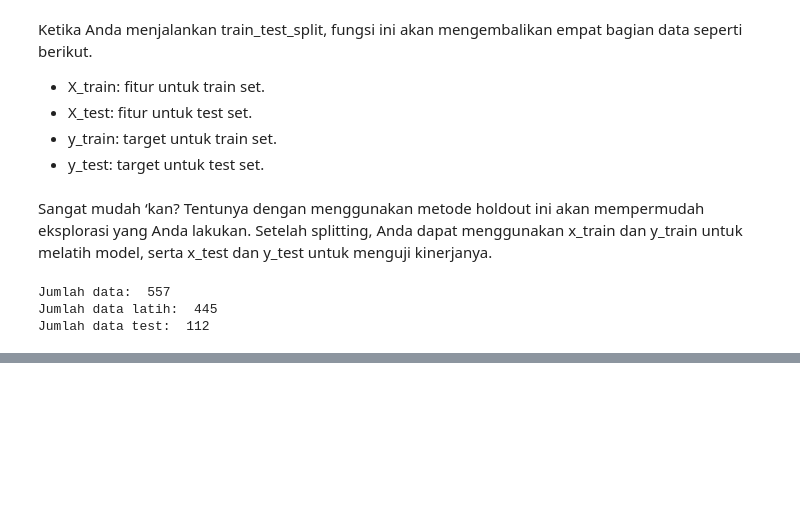
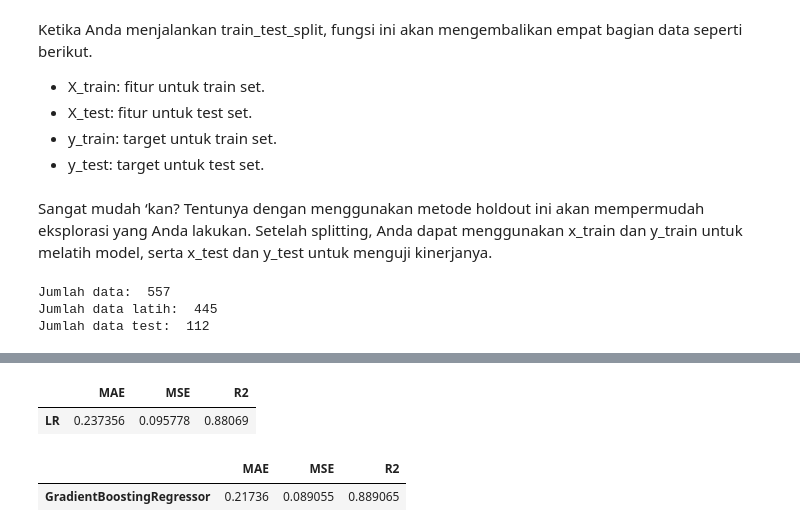
Before and after one commit to batrianugrah/prediksi_nilai, a Jupyter notebook: cr_model.ipynb, the cells around one changed output, grey strips where cells are left out. Drawn from its saved outputs; the diff is of its cells as text; code cells hidden in the pictures; blank space fills up the shorter version.

```diff
--- a/cr_model.ipynb
+++ b/cr_model.ipynb
@@ -649,0 +663,5 @@ Jumlah data test:  112
+# %%
+# Melatih model 2 dengan Algoritma Linear Regression
+from sklearn.linear_model import LinearRegression
+LR = LinearRegression()
+LR.fit(x_train, y_train)
@@ -649,0 +703,40 @@ Jumlah data test:  112
+# %%
+# Evaluasi pada moodel LR
+pred_LR = LR.predict(x_test)
+mae_LR = mean_absolute_error(y_test, pred_LR)
+mse_LR = mean_squared_error(y_test, pred_LR)
+r2_LR = r2_score(y_test, pred_LR)
+
+# Membuat dictionary untuk menyimpan hasil evaluasi
+data = {
+    'MAE': [mae_LR],
+    'MSE': [mse_LR],
+    'R2': [r2_LR]
+}
+
+# Konversi dictionary menjadi DataFrame
+df_results = pd.DataFrame(data, index=['LR'])
+df_results
+# %% [output]
+|  | MAE | MSE | R2 |
+| LR | 0.237356 | 0.095778 | 0.88069 |
+# %%
+# Evaluasi pada model Gradient Boosting Regressor
+pred_GBR = GBR.predict(x_test)
+mae_GBR = mean_absolute_error(y_test, pred_GBR)
+mse_GBR = mean_squared_error(y_test, pred_GBR)
+r2_GBR = r2_score(y_test, pred_GBR)
+
+# Membuat dictionary untuk menyimpan hasil evaluasi
+data = {
+    'MAE': [mae_GBR],
+    'MSE': [mse_GBR],
+    'R2': [r2_GBR]
+}
+
+# Konversi dictionary menjadi DataFrame
+df_results = pd.DataFrame(data, index=['GradientBoostingRegressor'])
+df_results
+# %% [output]
+|  | MAE | MSE | R2 |
+| GradientBoostingRegressor | 0.21736 | 0.089055 | 0.889065 |
```
Also changed, not shown: parts of 27 cells of this notebook, 5 other files.
